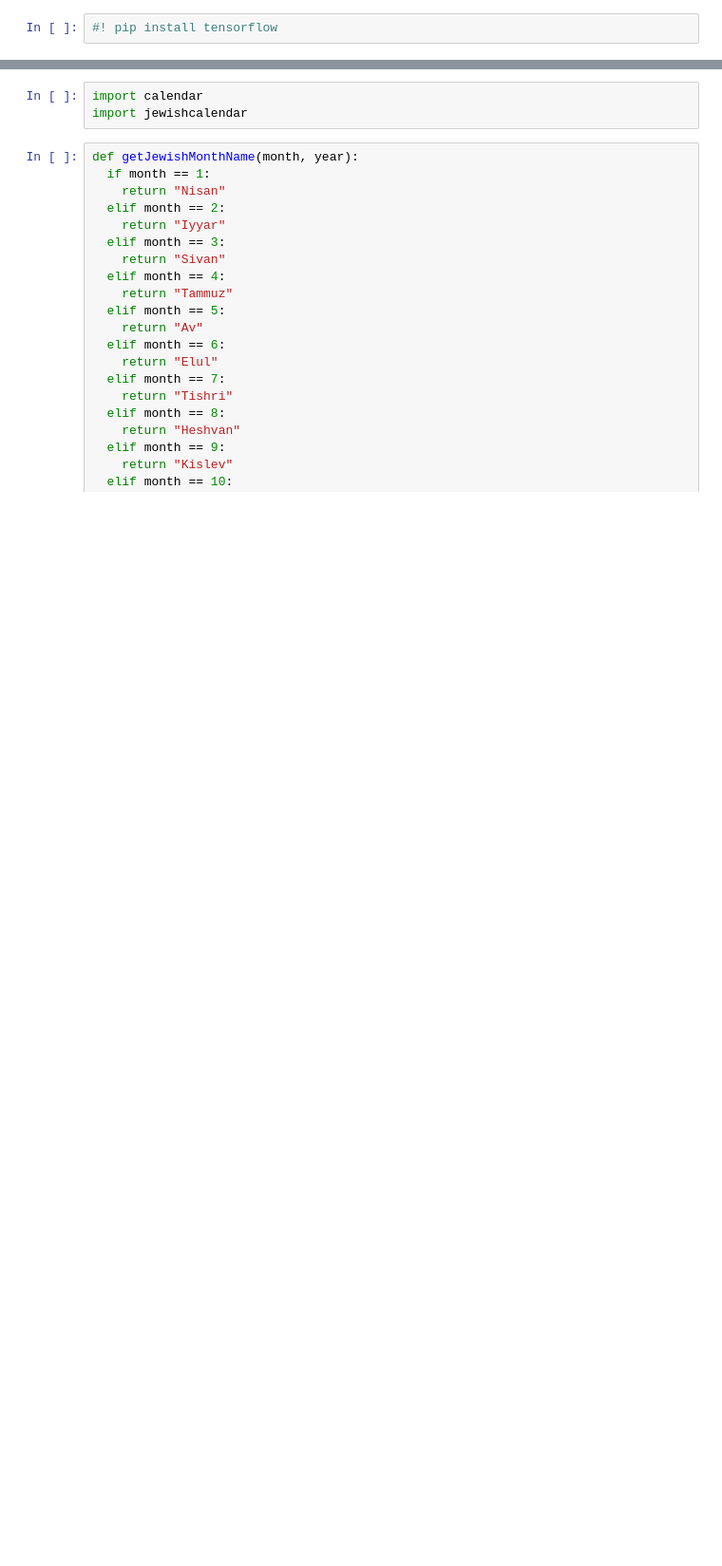
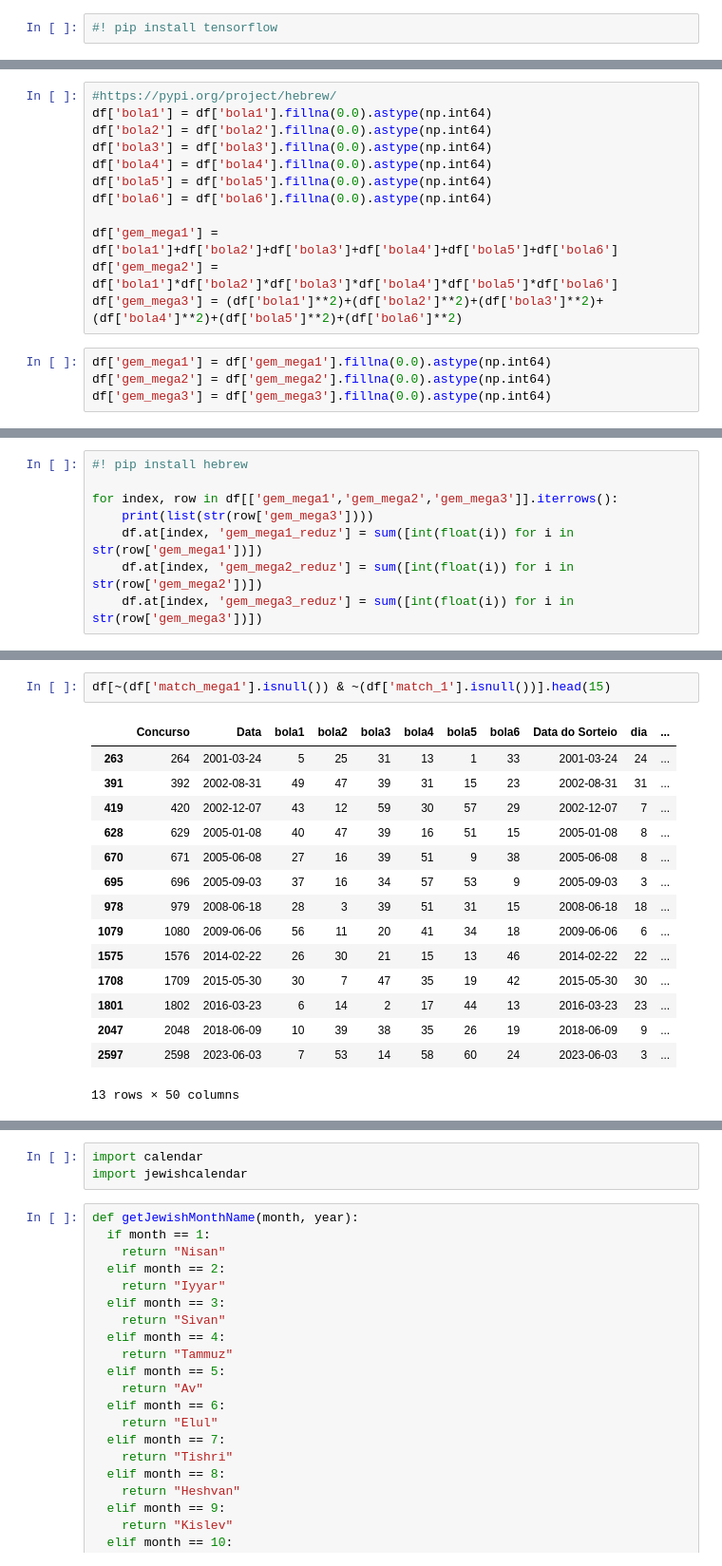
Before and after one commit to patrickfrancoalves/pibmunic, a Jupyter notebook: Loteria/LoteriaCaixa.ipynb, the cells around one changed output, grey strips where cells are left out. Shown at 95% size. Cells and saved outputs as stored; diff of their text form; blank space fills up the shorter version.

```diff
--- a/Loteria/LoteriaCaixa.ipynb
+++ b/Loteria/LoteriaCaixa.ipynb
@@ -96,0 +253,16 @@ df2.plot( 'Data Sorteio' , '1ª Dezena' )
+# %%
+#https://pypi.org/project/hebrew/
+df['bola1'] = df['bola1'].fillna(0.0).astype(np.int64)
+df['bola2'] = df['bola2'].fillna(0.0).astype(np.int64)
+df['bola3'] = df['bola3'].fillna(0.0).astype(np.int64)
+df['bola4'] = df['bola4'].fillna(0.0).astype(np.int64)
+df['bola5'] = df['bola5'].fillna(0.0).astype(np.int64)
+df['bola6'] = df['bola6'].fillna(0.0).astype(np.int64)
+
+df['gem_mega1'] = df['bola1']+df['bola2']+df['bola3']+df['bola4']+df['bola5']+df['bola6']
+df['gem_mega2'] = df['bola1']*df['bola2']*df['bola3']*df['bola4']*df['bola5']*df['bola6']
+df['gem_mega3'] = (df['bola1']**2)+(df['bola2']**2)+(df['bola3']**2)+(df['bola4']**2)+(df['bola5']**2)+(df['bola6']**2)
+# %%
+df['gem_mega1'] = df['gem_mega1'].fillna(0.0).astype(np.int64)
+df['gem_mega2'] = df['gem_mega2'].fillna(0.0).astype(np.int64)
+df['gem_mega3'] = df['gem_mega3'].fillna(0.0).astype(np.int64)
@@ -96,0 +296,8 @@ df2.plot( 'Data Sorteio' , '1ª Dezena' )
+# %%
+#! pip install hebrew
+
+for index, row in df[['gem_mega1','gem_mega2','gem_mega3']].iterrows():
+    print(list(str(row['gem_mega3'])))
+    df.at[index, 'gem_mega1_reduz'] = sum([int(float(i)) for i in str(row['gem_mega1'])])
+    df.at[index, 'gem_mega2_reduz'] = sum([int(float(i)) for i in str(row['gem_mega2'])])
+    df.at[index, 'gem_mega3_reduz'] = sum([int(float(i)) for i in str(row['gem_mega3'])])
@@ -96,0 +384,18 @@ df2.plot( 'Data Sorteio' , '1ª Dezena' )
+# %%
+df[~(df['match_mega1'].isnull()) & ~(df['match_1'].isnull())].head(15)
+# %% [output]
+|  | Concurso | Data | bola1 | bola2 | bola3 | bola4 | bola5 | bola6 | Data do Sorteio | dia | ... |
+| 263 | 264 | 2001-03-24 | 5 | 25 | 31 | 13 | 1 | 33 | 2001-03-24 | 24 | ... |
+| 391 | 392 | 2002-08-31 | 49 | 47 | 39 | 31 | 15 | 23 | 2002-08-31 | 31 | ... |
+| 419 | 420 | 2002-12-07 | 43 | 12 | 59 | 30 | 57 | 29 | 2002-12-07 | 7 | ... |
+| 628 | 629 | 2005-01-08 | 40 | 47 | 39 | 16 | 51 | 15 | 2005-01-08 | 8 | ... |
+| 670 | 671 | 2005-06-08 | 27 | 16 | 39 | 51 | 9 | 38 | 2005-06-08 | 8 | ... |
+| 695 | 696 | 2005-09-03 | 37 | 16 | 34 | 57 | 53 | 9 | 2005-09-03 | 3 | ... |
+| 978 | 979 | 2008-06-18 | 28 | 3 | 39 | 51 | 31 | 15 | 2008-06-18 | 18 | ... |
+| 1079 | 1080 | 2009-06-06 | 56 | 11 | 20 | 41 | 34 | 18 | 2009-06-06 | 6 | ... |
+| 1575 | 1576 | 2014-02-22 | 26 | 30 | 21 | 15 | 13 | 46 | 2014-02-22 | 22 | ... |
+| 1708 | 1709 | 2015-05-30 | 30 | 7 | 47 | 35 | 19 | 42 | 2015-05-30 | 30 | ... |
+| 1801 | 1802 | 2016-03-23 | 6 | 14 | 2 | 17 | 44 | 13 | 2016-03-23 | 23 | ... |
+| 2047 | 2048 | 2018-06-09 | 10 | 39 | 38 | 35 | 26 | 19 | 2018-06-09 | 9 | ... |
+| 2597 | 2598 | 2023-06-03 | 7 | 53 | 14 | 58 | 60 | 24 | 2023-06-03 | 3 | ... |
+13 rows × 50 columns
```
Also changed, not shown: parts of 100 cells of this notebook, 9 other files.
